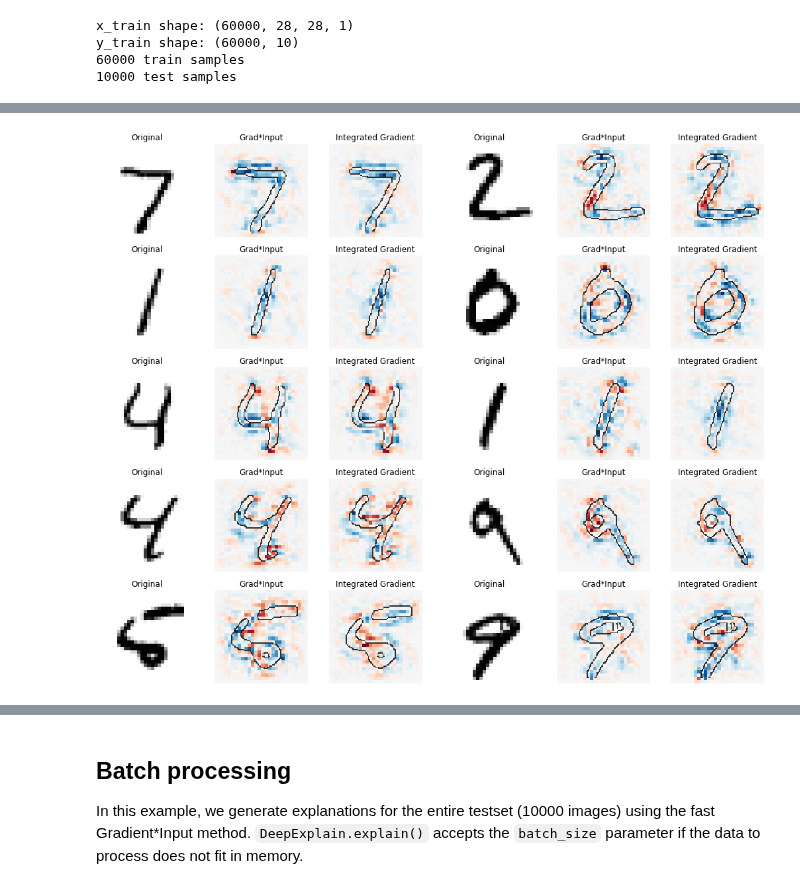
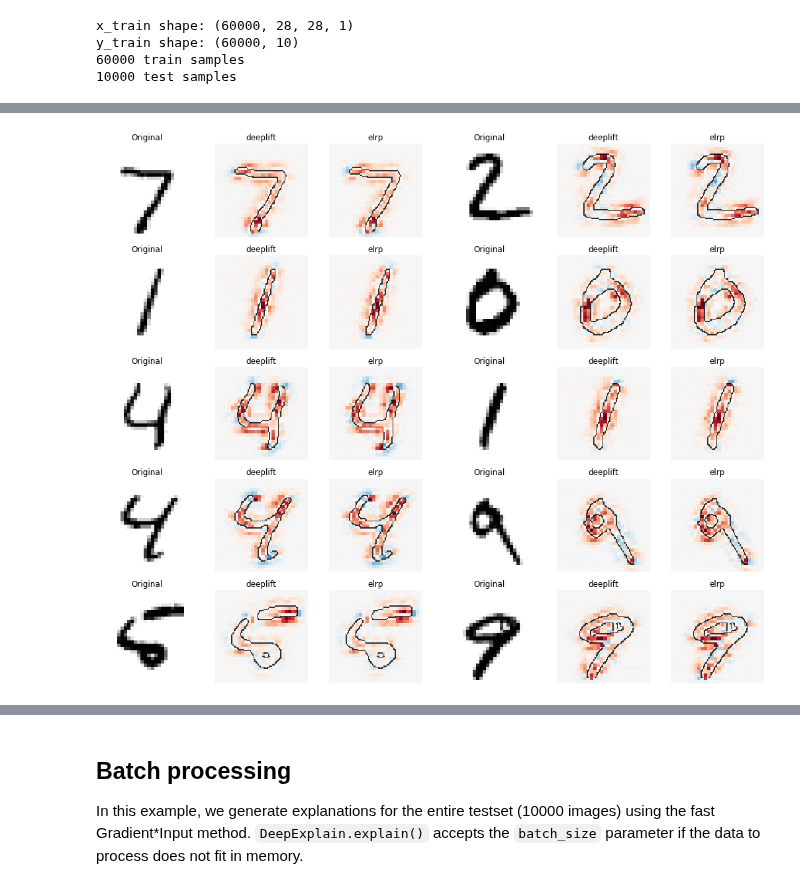
Before and after one commit to alexus37/MasterThesisCode, a Jupyter notebook: examples/mint_cnn_keras_v2.ipynb, the cells around one changed output, grey strips where cells are left out. Cells and saved outputs as stored; diff of their text form; code cells hidden in the pictures.

```diff
--- a/examples/mint_cnn_keras_v2.ipynb
+++ b/examples/mint_cnn_keras_v2.ipynb
@@ -16,6 +13,7 @@ from tensorflow.keras import Model
 import tensorflow.compat.v1.keras.backend as K
 
 mnist = tf.keras.datasets.mnist
+MODEL_PATH = 'models/mint_cnn_keras_v2.h5'
 # %%
 # data parameter
 batch_size = 128
@@ -51,9 +49,6 @@ y_train shape: (60000, 10)
 10000 test samples
 # %%
 ## START OF SECTION THAT DOES NOT WORK
-
-sess = tf.compat.v1.Session()
-K.set_session(sess)
 
 # Build basic model
 model = tf.keras.models.Sequential()
@@ -74,4 +69,3 @@ model.add(Activation('softmax'))
 model.compile(optimizer='adam',
             loss='categorical_crossentropy',
             metrics=['accuracy'])
-model.summary()
@@ -114,26 +95,25 @@ Test accuracy: 0.122
 from deepexplain.tf.v2_x import DeepExplain
 # tf.compat.v1.keras.backend.get_session()
 with DeepExplain(session=K.get_session()) as de:  # <-- init DeepExplain context
+    new_model = tf.keras.models.load_model(MODEL_PATH)
     # Need to reconstruct the graph in DeepExplain context, using the same weights.
     # With Keras this is very easy:
     # 1. Get the input tensor to the original model
-    input_tensor = model.layers[0].input
-    output_tensor = model.layers[-2].output
+    input_tensor = new_model.layers[0].input
+    output_tensor = new_model.layers[-2].output
 
-    print(input_tensor)
-    print(output_tensor)
     # 2. We now target the output of the last dense layer (pre-softmax)
     # To do so, create a new model sharing the same layers untill the last dense (index -2)
-    K.set_learning_phase(1)
+    # K.set_learning_phase(1)
     fModel = Model(inputs=input_tensor, outputs=output_tensor)
 
     target_tensor = fModel(input_tensor)
 
-    xs = x_test[0:7]
-    ys = y_test[0:7]
-    print(target_tensor.graph)
-    print(input_tensor.graph)
+    xs = x_test[0:10]
+    ys = y_test[0:10]
+    #print(target_tensor.graph)
+    #print(input_tensor.graph)
 
     attributions_gradin = de.explain('grad*input', target_tensor, input_tensor, xs, ys=ys)
-
-## END OF SECTION THAT DOES NOT WORK
+    attributions_dl    = de.explain('deeplift', target_tensor, input_tensor, xs, ys=ys)
+    attributions_elrp  = de.explain('elrp', target_tensor, input_tensor, xs, ys=ys)
@@ -221,15 +134,14 @@ from attribution method
 # %%
-%%time
 from utils import plot, plt
 %matplotlib inline
 
 n_cols = 6
-n_rows = int(len(attributions_gradin) / 2)
+n_rows = int(len(attributions_dl) / 2)
 fig, axes = plt.subplots(nrows=n_rows, ncols=n_cols, figsize=(3*n_cols, 3*n_rows))
 
-for i, (a1, a2) in enumerate(zip(attributions_gradin, attributions_ig)):
+for i, (a1, a2) in enumerate(zip(attributions_dl, attributions_elrp)):
     row, col = divmod(i, 2)
     plot(xs[i].reshape(28, 28), cmap='Greys', axis=axes[row, col*3]).set_title('Original')
-    plot(a1.reshape(28,28), xi = xs[i], axis=axes[row,col*3+1]).set_title('Grad*Input')
-    plot(a2.reshape(28,28), xi = xs[i], axis=axes[row,col*3+2]).set_title('Integrated Gradient')
+    plot(a1.reshape(28,28), xi = xs[i], axis=axes[row,col*3+1]).set_title('deeplift')
+    plot(a2.reshape(28,28), xi = xs[i], axis=axes[row,col*3+2]).set_title('elrp')
 # %% [output]
@@ -238 +148 @@ Wall time: 508 ms
-[figure, old version]
+[figure, new version]
```
Also changed, not shown: parts of 9 cells of this notebook, 4 other files.
